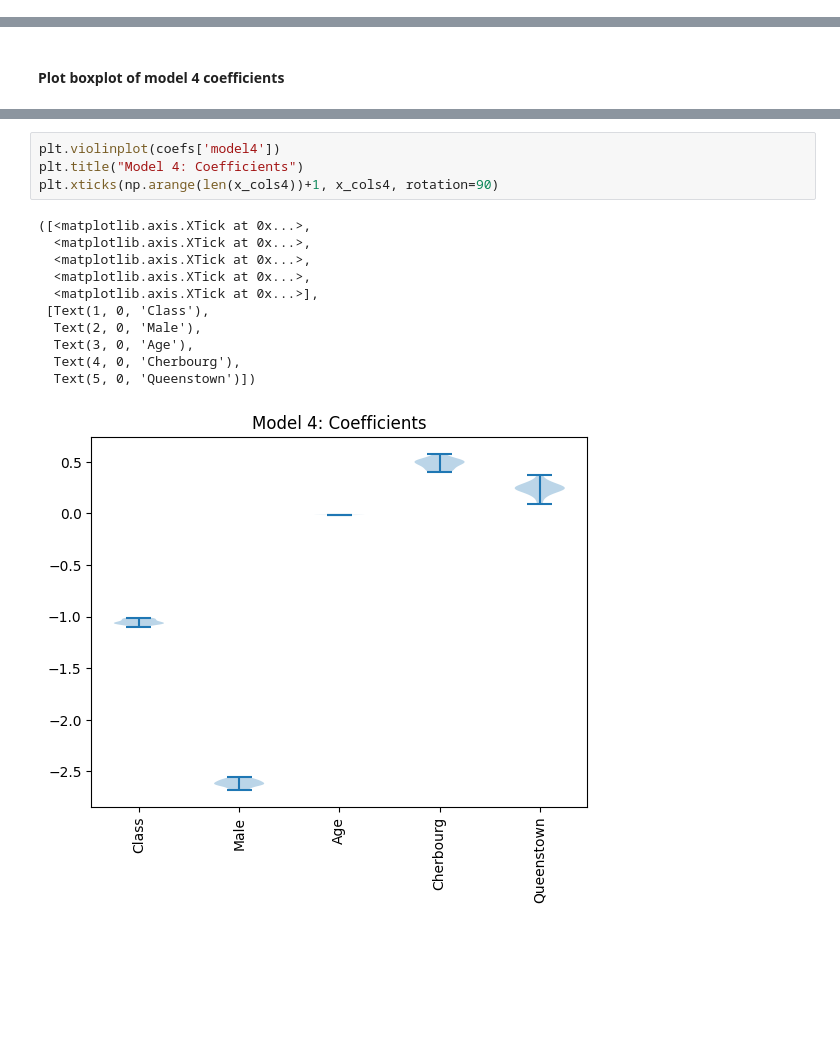
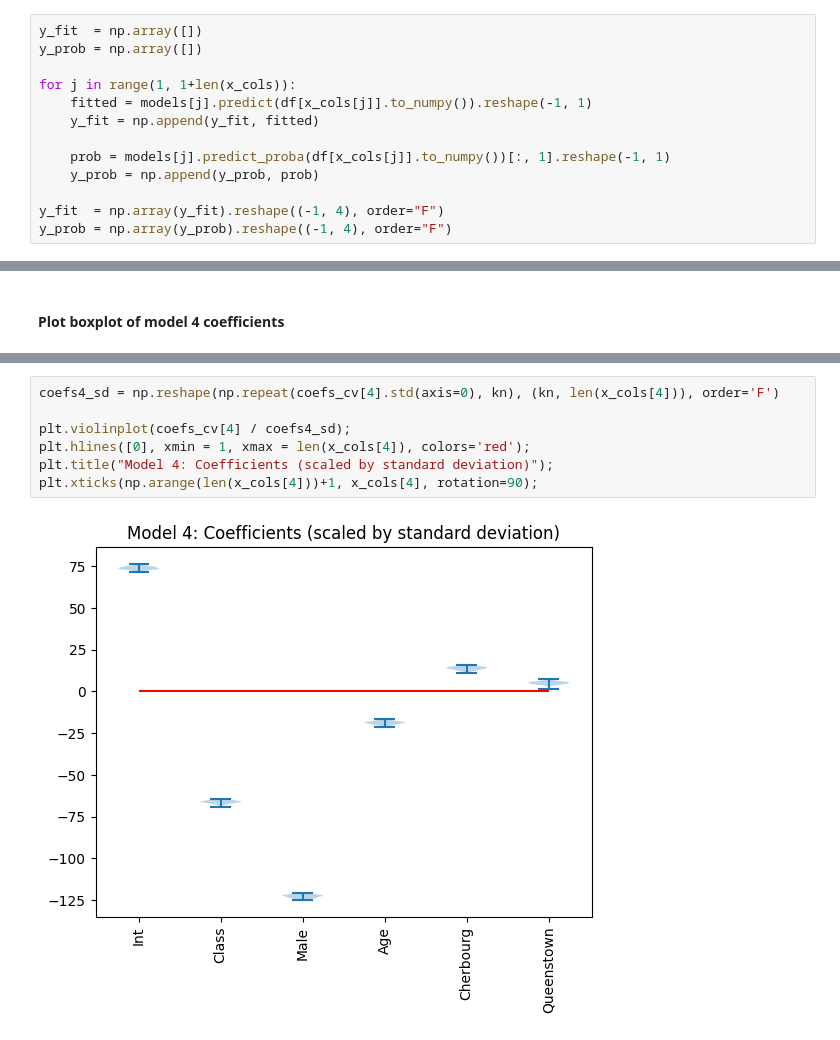
Before and after one commit to madskoefoed/Titanic, a Jupyter notebook: titanic.ipynb, the cells around one changed output, grey strips where cells are left out. Drawn from its saved outputs; the diff is of its cells as text; blank space fills up the shorter version.

```diff
--- a/titanic.ipynb
+++ b/titanic.ipynb
@@ -226,3 +198,16 @@ y_prob.shape
+# %%
+y_fit  = np.array([])
+y_prob = np.array([])
+
+for j in range(1, 1+len(x_cols)):
+    fitted = models[j].predict(df[x_cols[j]].to_numpy()).reshape(-1, 1)
+    y_fit = np.append(y_fit, fitted)
+
+    prob = models[j].predict_proba(df[x_cols[j]].to_numpy())[:, 1].reshape(-1, 1)
+    y_prob = np.append(y_prob, prob)
+
+y_fit  = np.array(y_fit).reshape((-1, 4), order="F")
+y_prob = np.array(y_prob).reshape((-1, 4), order="F")
 # %% [markdown]
 ### 3. Evaluation
 # %% [markdown]
@@ -365,16 +337,9 @@ array([-0.01345898, -0.01389037, -0.01247459, -0.01385241, -0.0147304 ,
-# %%
-plt.violinplot(coefs['model4'])
-plt.title("Model 4: Coefficients")
-plt.xticks(np.arange(len(x_cols4))+1, x_cols4, rotation=90)
-# %% [output]
-([<matplotlib.axis.XTick at 0x...>,
-  <matplotlib.axis.XTick at 0x...>,
-  <matplotlib.axis.XTick at 0x...>,
-  <matplotlib.axis.XTick at 0x...>,
-  <matplotlib.axis.XTick at 0x...>],
- [Text(1, 0, 'Class'),
-  Text(2, 0, 'Male'),
-  Text(3, 0, 'Age'),
-  Text(4, 0, 'Cherbourg'),
-  Text(5, 0, 'Queenstown')])
-[figure, removed]
+# %%
+coefs4_sd = np.reshape(np.repeat(coefs_cv[4].std(axis=0), kn), (kn, len(x_cols[4])), order='F')
+
+plt.violinplot(coefs_cv[4] / coefs4_sd);
+plt.hlines([0], xmin = 1, xmax = len(x_cols[4]), colors='red');
+plt.title("Model 4: Coefficients (scaled by standard deviation)");
+plt.xticks(np.arange(len(x_cols[4]))+1, x_cols[4], rotation=90);
+# %% [output]
+[figure, added]
```
Also changed, not shown: parts of 30 cells of this notebook.
